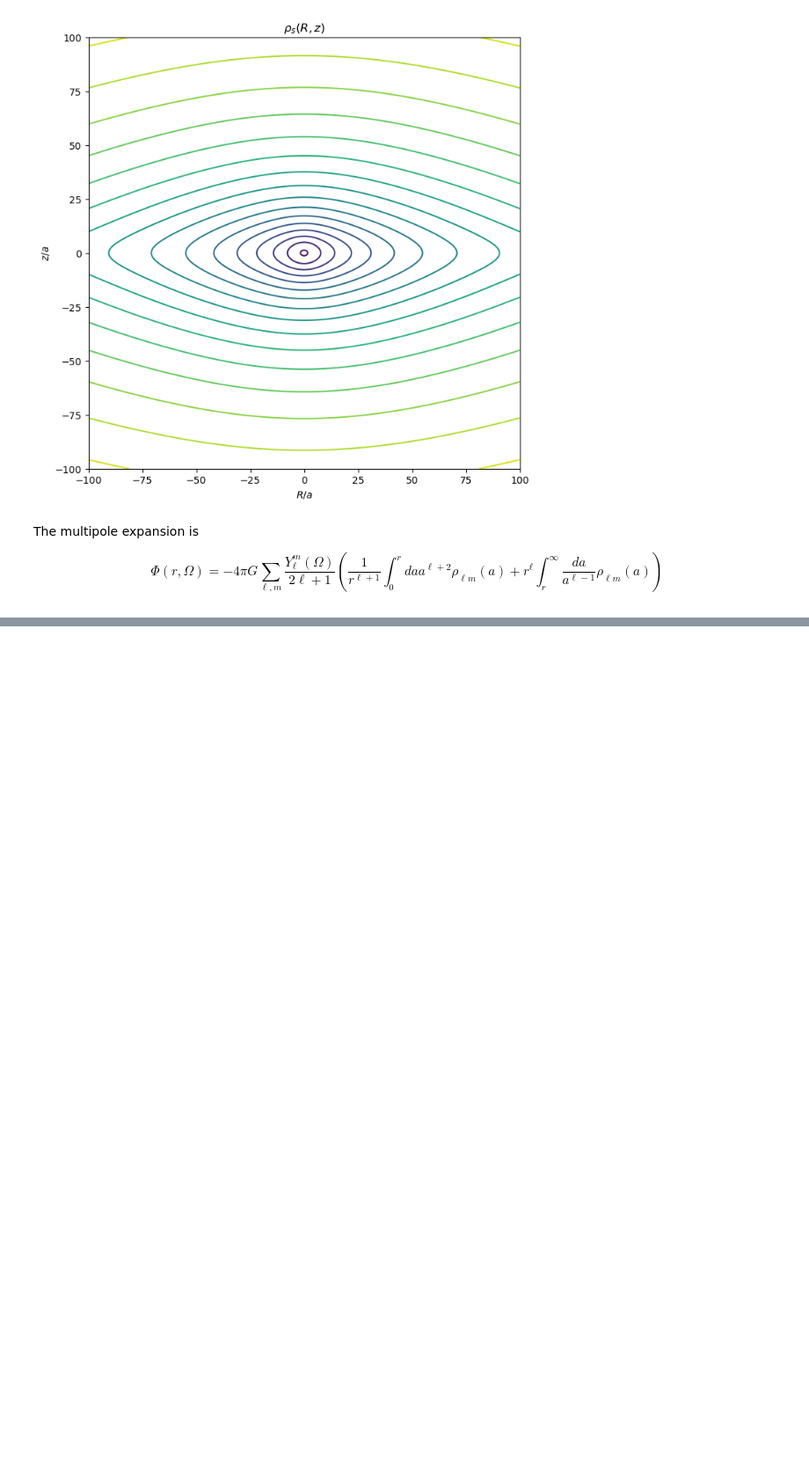
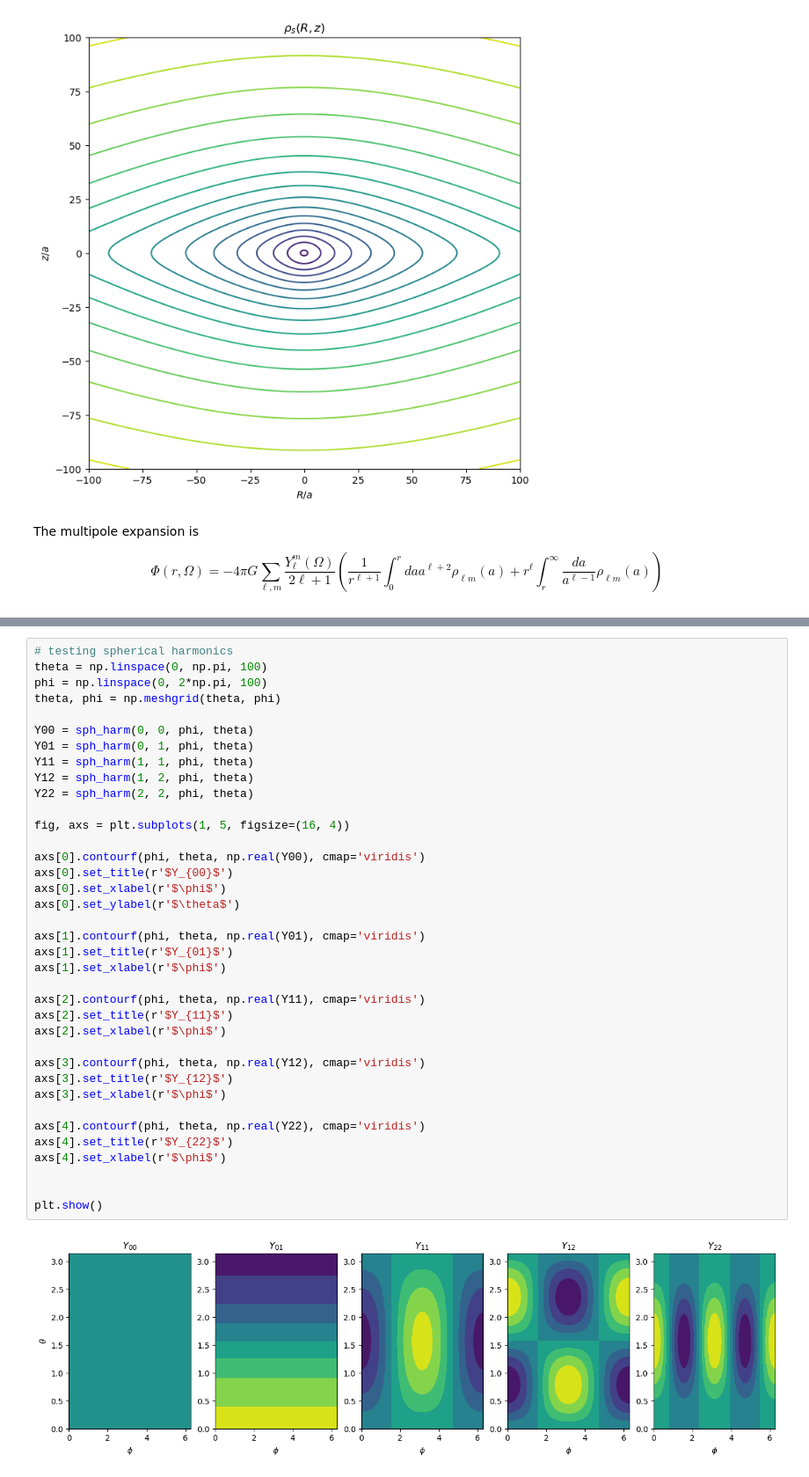
Before and after one commit to AdamSmithOrlik/galactic-dynamics, a Jupyter notebook: dev.ipynb, the cells around one changed output, grey strips where cells are left out. Shown at 88% size. Cells and saved outputs as stored; diff of their text form; blank space fills up the shorter version.

```diff
--- a/dev.ipynb
+++ b/dev.ipynb
@@ -49 +80,40 @@ $$ \Phi(r,\Omega) = -4\pi G \sum_{\ell,m} \frac{Y_\ell^m(\Omega)}{2\ell+1}\left(
+# %%
+# testing spherical harmonics
+theta = np.linspace(0, np.pi, 100)
+phi = np.linspace(0, 2*np.pi, 100)
+theta, phi = np.meshgrid(theta, phi)
+
+Y00 = sph_harm(0, 0, phi, theta)
+Y01 = sph_harm(0, 1, phi, theta)
+Y11 = sph_harm(1, 1, phi, theta)
+Y12 = sph_harm(1, 2, phi, theta)
+Y22 = sph_harm(2, 2, phi, theta)
+
+fig, axs = plt.subplots(1, 5, figsize=(16, 4))
+
+axs[0].contourf(phi, theta, np.real(Y00), cmap='viridis')
+axs[0].set_title(r'$Y_{00}$')
+axs[0].set_xlabel(r'$\phi$')
+axs[0].set_ylabel(r'$\theta$')
+
+axs[1].contourf(phi, theta, np.real(Y01), cmap='viridis')
+axs[1].set_title(r'$Y_{01}$')
+axs[1].set_xlabel(r'$\phi$')
+
+axs[2].contourf(phi, theta, np.real(Y11), cmap='viridis')
+axs[2].set_title(r'$Y_{11}$')
+axs[2].set_xlabel(r'$\phi$')
+
+axs[3].contourf(phi, theta, np.real(Y12), cmap='viridis')
+axs[3].set_title(r'$Y_{12}$')
+axs[3].set_xlabel(r'$\phi$')
+
+axs[4].contourf(phi, theta, np.real(Y22), cmap='viridis')
+axs[4].set_title(r'$Y_{22}$')
+axs[4].set_xlabel(r'$\phi$')
+
+
+plt.show()
+# %% [output]
+[figure, added]
 # %%
```
Also changed, not shown: parts of 4 cells of this notebook.
